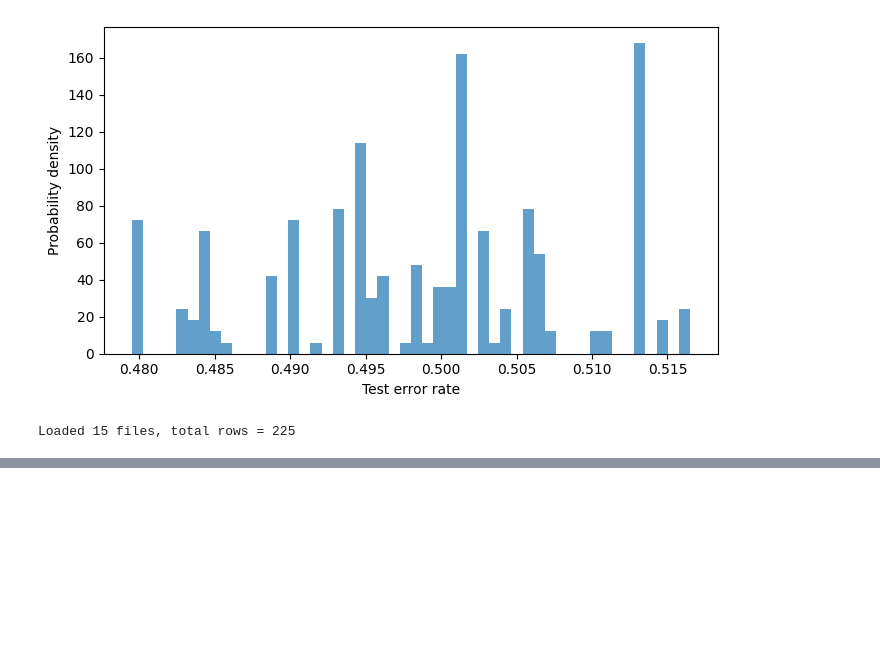
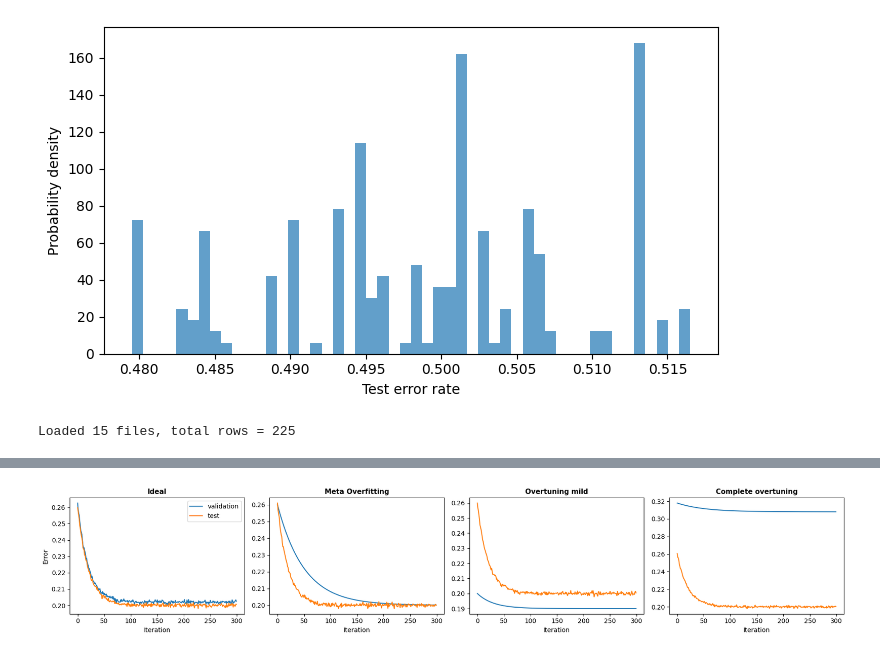
Before and after one commit to SmellingSalt/pythonQuickAndDirty, a Jupyter notebook: src/CVvsNCV.ipynb, the cells around one changed output, grey strips where cells are left out. Cells and saved outputs as stored; diff of their text form; code cells hidden in the pictures; blank space fills up the shorter version.

```diff
--- a/src/CVvsNCV.ipynb
+++ b/src/CVvsNCV.ipynb
@@ -270,0 +327,48 @@ Loaded 15 files, total rows = 225
+# %%
+import matplotlib.pyplot as plt
+import numpy as np
+
+# Simulation settings
+n_iters = 300
+iters = np.arange(n_iters)
+
+test = 0.20 + 0.06 * np.exp(-iters/20)+np.random.normal(0, 0.0005, n_iters)
+# 1. Ideal: Both go down together
+val_1 = test + np.random.normal(0, 0.0005, n_iters)+2e-3
+test_1 = test + np.random.normal(0, 0.0005, n_iters)
+
+# 2. Meta Overfitting: Wide gap, both slow down
+val_2 = 0.20 + 0.06 * np.exp(-iters/50)
+test_2 = test + np.random.normal(0, 0.0005, n_iters)
+
+# 3. Overtuning mild: Validation drops, test stays mostly parallel/flat
+val_3 = 0.19 + 0.01 * np.exp(-iters/30)
+test_3 = test + np.random.normal(0, 0.0005, n_iters)
+
+# 4. Complete overtuning: Validation dives, Test is completely flat/rising
+val_4 = 0.308 + 0.01 * np.exp(-iters/50)
+test_4 = test + np.random.normal(0, 0.0005, n_iters)
+
+datasets = [
+    (val_1, test_1, "Ideal"),
+    (val_2, test_2, "Meta Overfitting"),
+    (val_3, test_3, "Overtuning mild"),
+    (val_4, test_4, "Complete overtuning")
+]
+
+fig, axes = plt.subplots(1, 4, figsize=(18, 3.5))
+
+for i, (val, test, title) in enumerate(datasets):
+    axes[i].plot(iters, val, label='validation', color='tab:blue')
+    axes[i].plot(iters, test, label='test', color='tab:orange')
+
+    axes[i].set_title(title, fontsize=11, fontweight='bold')
+    axes[i].set_xlabel('Iteration')
+    if i == 0:
+        axes[i].set_ylabel('Error')
+        axes[i].legend()
+
+plt.tight_layout()
+plt.show()
+# %% [output]
+[figure, added]
```
Also changed, not shown: parts of 1 cell of this notebook, 6 other files.
